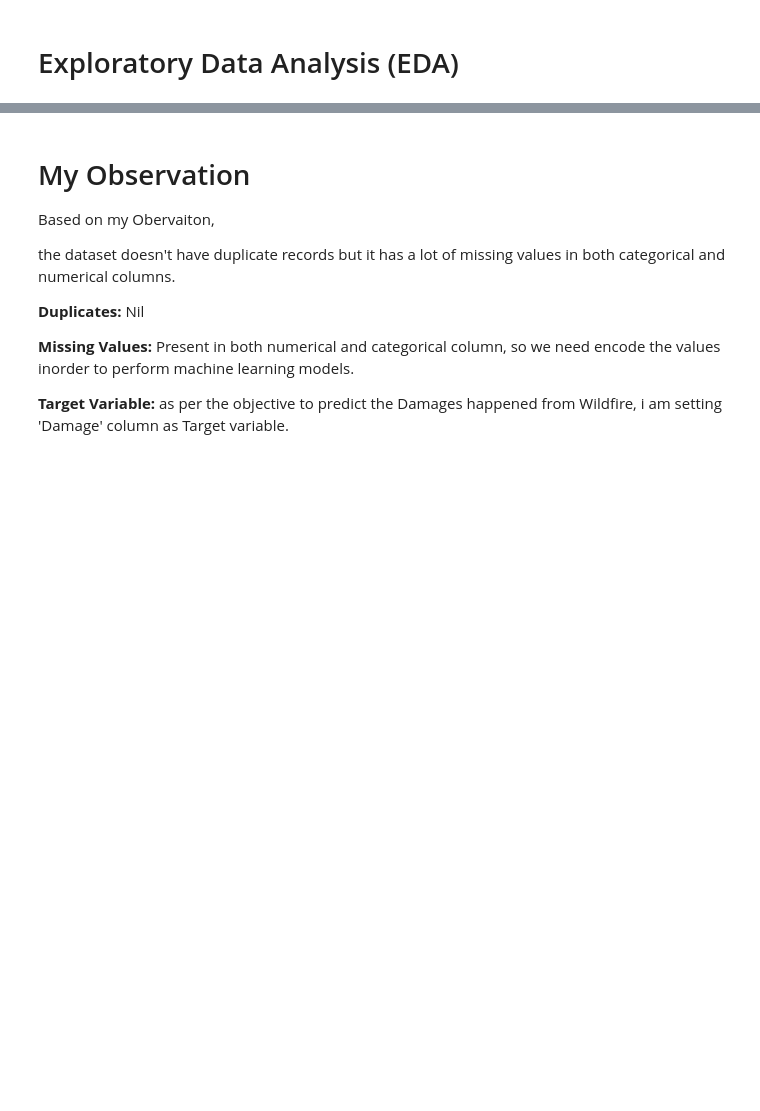
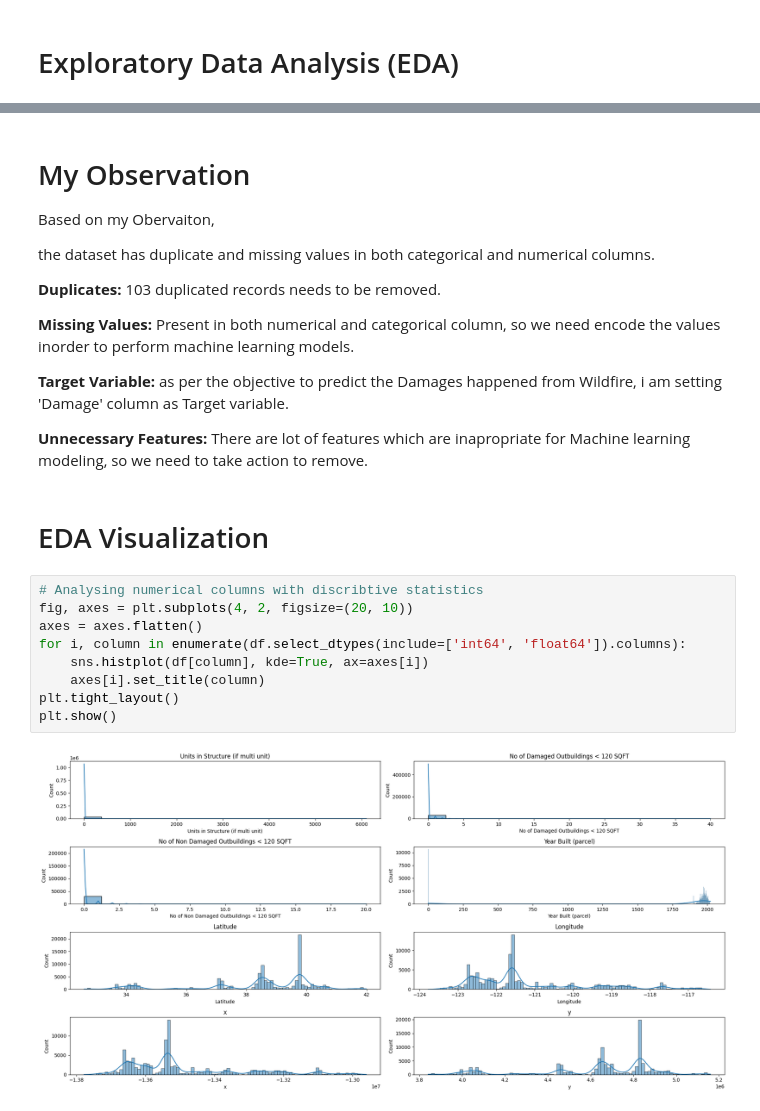
Before and after one commit to sajjaath0402/The-California-Wildfire-Damage-Prediction, a Jupyter notebook: The_California_Wildfire_Damage_Prediction.ipynb, the cells around one changed output, grey strips where cells are left out. Saved outputs shown, nothing was run; the diff lists cells and outputs as text; blank space fills up the shorter version.

```diff
--- a/The_California_Wildfire_Damage_Prediction.ipynb
+++ b/The_California_Wildfire_Damage_Prediction.ipynb
@@ -214,10 +186,25 @@ Index(['_id', 'OBJECTID', '* Street Number', 'Zip Code',
 
 Based on my Obervaiton,
 
-the dataset doesn't have duplicate records but it has a lot of missing values in both categorical and numerical columns.
+the dataset has duplicate and  missing values in both categorical and numerical columns.
 
-**Duplicates:** Nil
+**Duplicates:** 103 duplicated records needs to be removed.
 
 **Missing Values:** Present in both numerical and categorical column, so we need encode the values inorder to perform machine learning models.
 
 **Target Variable:** as per the objective to predict the Damages happened from Wildfire, i am setting 'Damage' column as Target variable.
+
+**Unnecessary Features:** There are lot of features which are inapropriate for Machine learning modeling, so we need to take action to remove.
+# %% [markdown]
+# EDA Visualization
+# %%
+# Analysing numerical columns with discribtive statistics
+fig, axes = plt.subplots(4, 2, figsize=(20, 10))
+axes = axes.flatten()
+for i, column in enumerate(df.select_dtypes(include=['int64', 'float64']).columns):
+    sns.histplot(df[column], kde=True, ax=axes[i])
+    axes[i].set_title(column)
+plt.tight_layout()
+plt.show()
+# %% [output]
+[figure, added]
```
Also changed, not shown: parts of 109 cells of this notebook.
